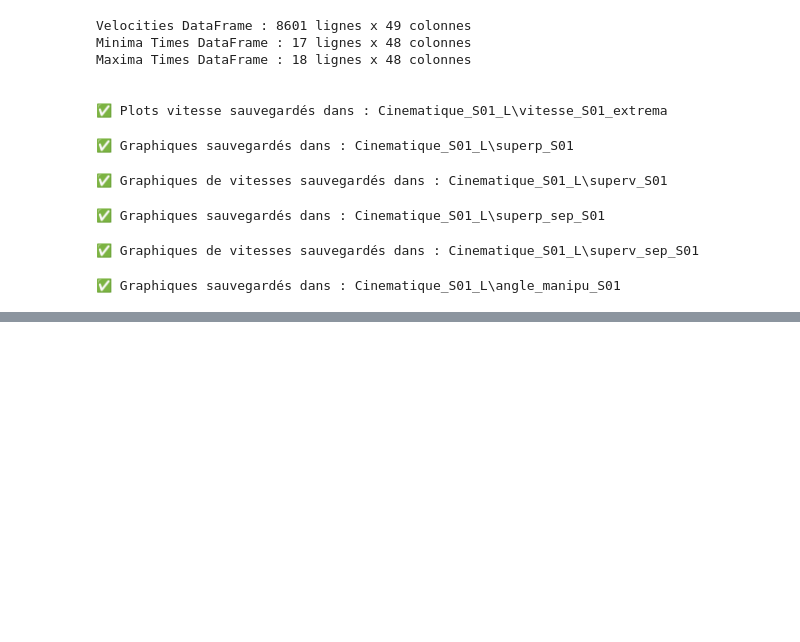
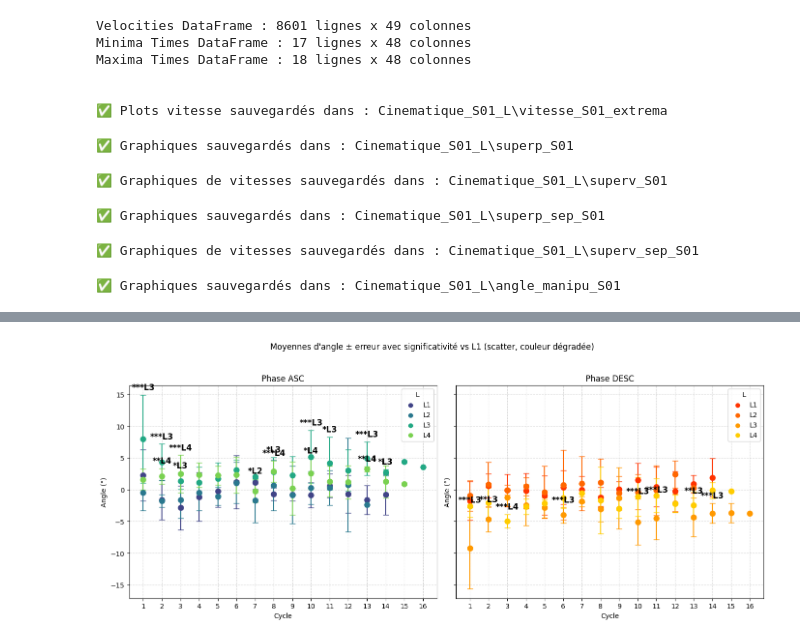
Before and after one commit to cyriac1205/Projet-4-en-G-nie-biom-dical, a Jupyter notebook: S01_L.ipynb, the cells around one changed output, grey strips where cells are left out. Cells and saved outputs as stored; diff of their text form; code cells hidden in the pictures; blank space fills up the shorter version.

```diff
--- a/S01_L.ipynb
+++ b/S01_L.ipynb
@@ -1167,0 +1388,86 @@ for base in df_cycles["base"].unique():
+# %%
+import matplotlib.pyplot as plt
+import numpy as np
+import warnings
+import matplotlib.cm as cm
+
+# -----------------------
+# Ignorer warnings inutiles
+# -----------------------
+warnings.filterwarnings("ignore")
+
+# -----------------------
+# Paramètres du plot
+# -----------------------
+L_order = ["L1","L2","L3","L4"]
+phase_colors = {
+    "ASC": cm.viridis(np.linspace(0.2,0.8,len(L_order))),   # vert → violet
+    "DESC": cm.autumn(np.linspace(0.2,0.8,len(L_order)))     # jaune → rouge
+}
+error_type = "std"  # std ou sem
+
+# -----------------------
+# Préparer figure
+# -----------------------
+fig, axes = plt.subplots(1, 2, figsize=(14,6), sharey=True)
+phases = df_stats["phase"].unique()
+
+for ax, phase in zip(axes, phases):
+    cycles_phase = sorted(df_stats[df_stats["phase"]==phase]["cycle_clean"].unique())
+
+    for i, L in enumerate(L_order):
+        df_L = df_stats[(df_stats["phase"]==phase) & (df_stats["L"]==L)]
+        if df_L.empty:
+            continue
+
+        color = phase_colors[phase][i]
+
+        # tracer point par cycle
+        for cycle in cycles_phase:
+            df_cycle = df_L[df_L["cycle_clean"]==cycle]
+            if df_cycle.empty:
+                continue
+
+            mean_val = df_cycle["angle_mean"].values[0]
+            err_val = df_cycle["angle_std"].values[0]
+
+            # scatter + barre d'erreur
+            ax.errorbar(cycle, mean_val, yerr=err_val, fmt='o',
+                        color=color, capsize=4, markersize=8)
+
+            # -----------------------
+            # Ajouter étoiles significatives vs L1
+            # -----------------------
+            if L != "L1":
+                df_mixed = df_cycles[(df_cycles["phase"]==phase) & (df_cycles["cycle_clean"]==cycle)]
+                try:
+                    import statsmodels.formula.api as smf
+                    md = smf.mixedlm("angle ~ C(L)", df_mixed, groups=df_mixed["base"])
+                    mdf = md.fit(reml=True)
+                    pvals = mdf.pvalues
+                    p_val = pvals.get(f"C(L)[T.{L}]", 1.0)
+                    if p_val < 0.05:
+                        star = "***"+L if p_val<0.001 else "**"+L if p_val<0.01 else "*"+L
+                        ax.text(cycle, mean_val + err_val + 0.5, star,
+                                ha="center", va="bottom", fontsize=12, fontweight="bold")
+                except:
+                    pass
+
+    # Style axes
+    ax.set_title(f"Phase {phase}")
+    ax.set_xlabel("Cycle")
+    ax.set_xticks(cycles_phase)
+    ax.set_xticklabels([str(c) for c in cycles_phase])
+    ax.set_ylabel("Angle (°)")
+    ax.grid(True, linestyle="--", alpha=0.5)
+
+    # Légende
+    for i, L in enumerate(L_order):
+        ax.scatter([], [], color=phase_colors[phase][i], label=L)
+    ax.legend(title="L")
+
+plt.suptitle("Moyennes d'angle ± erreur avec significativité vs L1 (scatter, couleur dégradée)")
+plt.tight_layout(rect=[0,0,1,0.95])
+plt.show()
+# %% [output]
+[figure, added]
```
Also changed, not shown: parts of 14 cells of this notebook, 9 other files.
